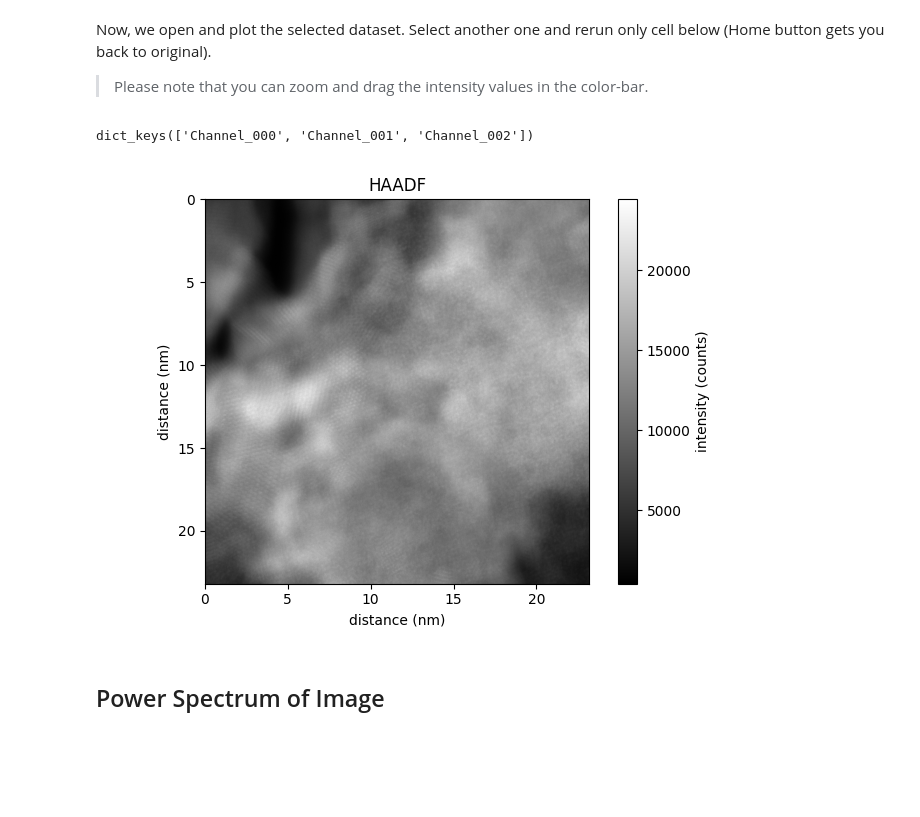
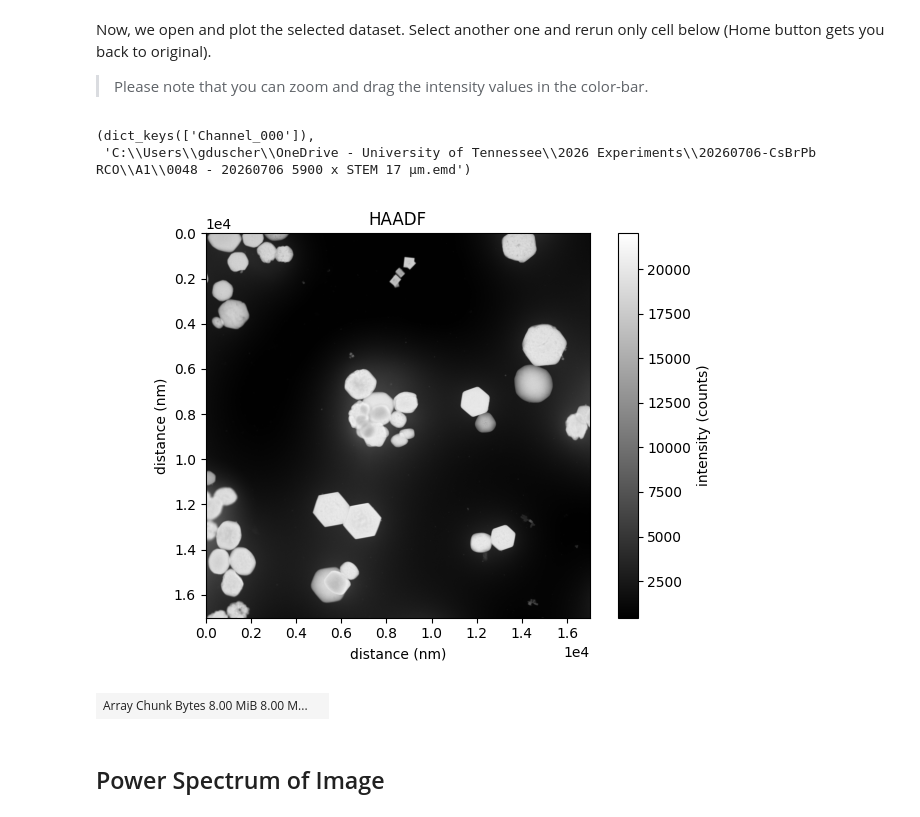
Before and after one commit to pycroscopy/pyTEMlib, a Jupyter notebook: notebooks/Imaging/I1_Adaptive_Fourier_Filter.ipynb, the cells around one changed output. Cells and saved outputs as stored; diff of their text form; code cells hidden in the pictures; blank space fills up the shorter version.

```diff
--- a/notebooks/Imaging/I1_Adaptive_Fourier_Filter.ipynb
+++ b/notebooks/Imaging/I1_Adaptive_Fourier_Filter.ipynb
@@ -108,15 +108,20 @@ Now, we open and plot the selected dataset. Select another one and rerun only ce
 # %%
 datasets = fileWidget.datasets
 dataset = fileWidget.selected_dataset
 
 if dataset.data_type.name != 'IMAGE':
     print('We really would need an image here')
 
 view = dataset.plot(cmap='grey')
-datasets.keys()
+datasets.keys(), dataset.metadata['filename']
 # %% [output]
-dict_keys(['Channel_000', 'Channel_001', 'Channel_002'])
+(dict_keys(['Channel_000']),
+ 'C:\\Users\\gduscher\\OneDrive - University of Tennessee\\2026 Experiments\\20260706-CsBrPb RCO\\A1\\0048 - 20260706 5900 x STEM 17 µm.emd')
-[figure, old version]
+[figure, new version]
+# %%
+dataset
+# %% [output]
+| Array Chunk Bytes 8.00 MiB 8.00 M... |  |
 # %% [markdown]
 ## Power Spectrum of Image
 # %%
```
Also changed, not shown: parts of 2 cells of this notebook, 30 other files.
